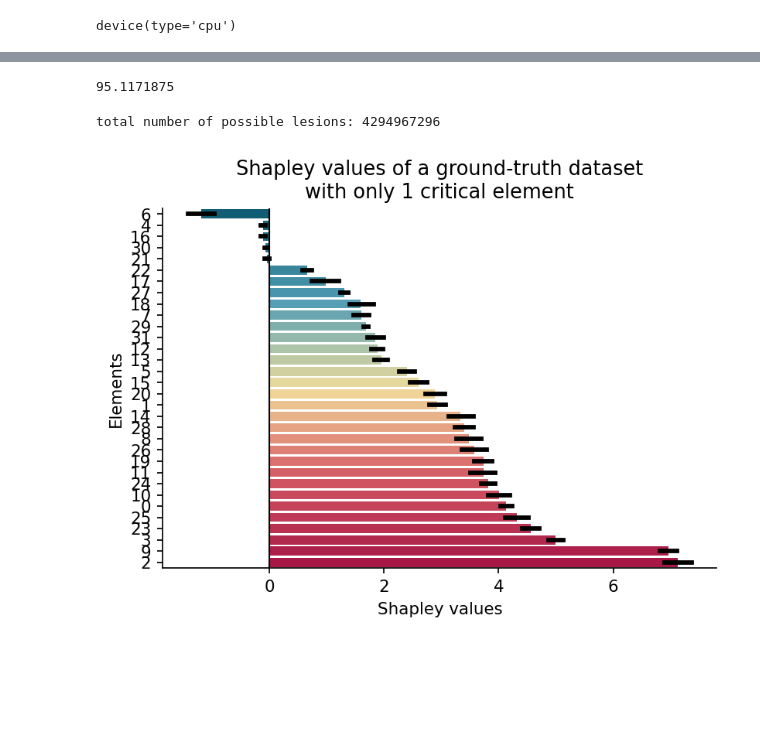
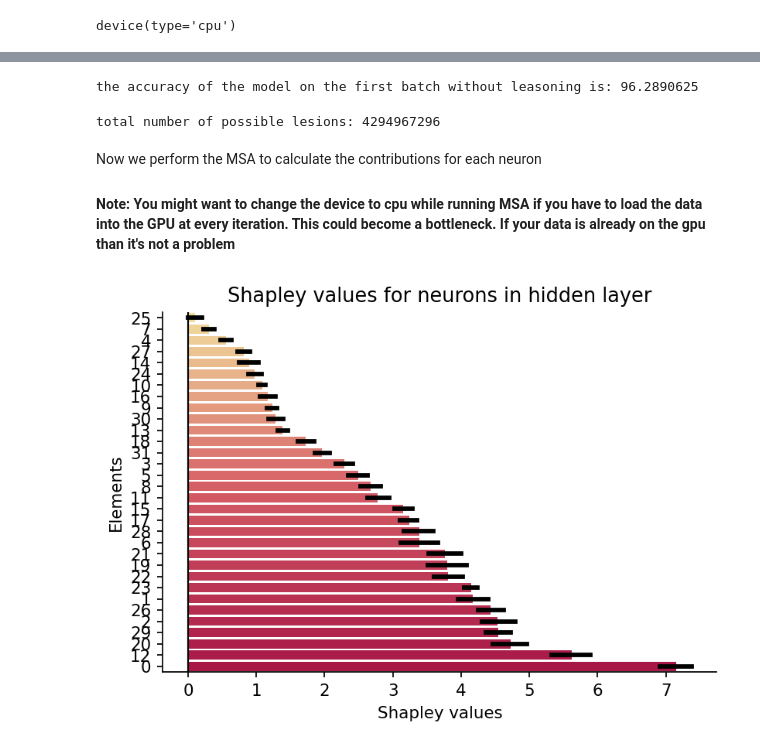
Before and after one commit to kuffmode/msa, a Jupyter notebook: docs/examples/mnist_torch.ipynb, the cells around one changed output, grey strips where cells are left out. Drawn from its saved outputs; the diff is of its cells as text; code cells hidden in the pictures; blank space fills up the shorter version.

Commit message:
Added test to example

```diff
--- a/docs/examples/mnist_torch.ipynb
+++ b/docs/examples/mnist_torch.ipynb
@@ -25,7 +30,6 @@ from torch.utils.data import DataLoader
 from torchvision import datasets
 # %%
 # Device configuration
-device = torch.device('cuda' if torch.cuda.is_available() else 'cpu')
 device = torch.device('cpu')
 device
 # %% [output]
@@ -58,14 +66,24 @@ class MNISTNet(nn.Module):
         super(MNISTNet, self).__init__()
         self.layer1 = nn.Linear(28*28, 32)
         self.layer2 = nn.Sequential(nn.LeakyReLU(),
-                                nn.Linear(32, 10))
+                                    nn.Linear(32, 10))
 
-    def forward(self, x, lesion_idx = None):
+    def forward(self, x: torch.Tensor, lesion_idx: Optional[Union[int, List[int]]] = None) -> torch.Tensor:
+        """forward function to calculate the scores for each class
+
+        Args:
+            x (torch.Tensor): data of shape [batch_size, 28*28]
+            lesion_idx (Optional[Union[int,List[int]]], optional): the neuron that we want to lesion in the hidden layer1. Defaults to None i.e. no lesioning performed.
+
+        Returns:
+            torch.Tensor: scores for each class
+        """
         out = self.layer1(x)
 
         if lesion_idx:
-            out[:, lesion_idx] = 0
+            out[:, lesion_idx] = 0  # set the value to 0 for the lesioned neuron
 
         return self.layer2(out)
 
+
 model = MNISTNet().to(device)
@@ -106,6 +128,15 @@ Finished Training
 # %%
 @torch.no_grad()
-def test_accuracy(lesion_idx=None, num_batches=-1):
+def test_accuracy(lesion_idx: Optional[Union[int, List[int]]] = None, num_batches: int = -1) -> float:
+    """return the accuracy of the model on test dataset
+
+    Args:
+        lesion_idx (Optional[Union[int,List[int]]], optional): the neuron that we want to lesion in the hidden layer1. Defaults to None i.e. no lesioning performed.
+        num_batches (int, optional): the number of batches we want to test our model. Defaults to -1 i.e. all data
+
+    Returns:
+        float: test accuracy
+    """
     correct = 0
     total = 0
 
@@ -114,17 +145,17 @@ def test_accuracy(lesion_idx=None, num_batches=-1):
         images, labels = images.to(device), labels.to(device)
         # calculate outputs by running images through the network
         outputs = model(images, lesion_idx)
-        # the class with the highest energy is what we choose as prediction
+        # the class with the highest score is what we choose as prediction
         _, predicted = torch.max(outputs.data, 1)
         total += labels.size(0)
         correct += (predicted == labels).sum().item()
 
-        if i==(num_batches-1):
+        if i == (num_batches-1):
             return (correct/total)*100
 
     return (correct/total)*100
-# %%
-test_accuracy(num_batches=1)
-# %% [output]
-95.1171875
+# %%
+print(f"the accuracy of the model on the first batch without leasoning is: {test_accuracy(num_batches=1)}")
+# %% [output]
+the accuracy of the model on the first batch without leasoning is: 96.2890625
 # %%
@@ -132,6 +163,10 @@ ground_truth_elements = list(range(32)) # our brain regions, for example!
 print(f'total number of possible lesions: {2**len(ground_truth_elements)}')
 # %% [output]
 total number of possible lesions: 4294967296
+# %% [markdown]
+Now we perform the MSA to calculate the contributions for each neuron
+
+#### Note: You might want to change the device to cpu while running MSA if you have to load the data into the GPU at every iteration. This could become a bottleneck. If your data is already on the gpu than it's not a problem
 # %%
 shapley_table, _, _ = msa.interface(
     elements=ground_truth_elements,
@@ -142,13 +177,13 @@ shapley_table, _, _ = msa.interface(
 # %%
 shapley_table = ut.sorter(shapley_table) # sorting based on the average contribution (Shapley values)
 
 fig,ax = plt.subplots()
 colors = pl.color_code(shapley_table=shapley_table)
 pl.plot_shapley_ranks(shapley_table=shapley_table,colors=colors,ax=ax)
 fig.set_dpi(154)
 plt.xlabel('Shapley values')
 plt.ylabel('Elements')
-plt.title('Shapley values of a ground-truth dataset\nwith only 1 critical element')
-plt.savefig(f"{FIGPATH}1critical.pdf",dpi=300,bbox_inches='tight')
+plt.title('Shapley values for neurons in hidden layer')
+plt.savefig(f"{FIGPATH}Shapley.pdf",dpi=300,bbox_inches='tight')
 # %% [output]
-[figure, old version]
+[figure, new version]
```
Also changed, not shown: parts of 9 cells of this notebook, 1 other file.
